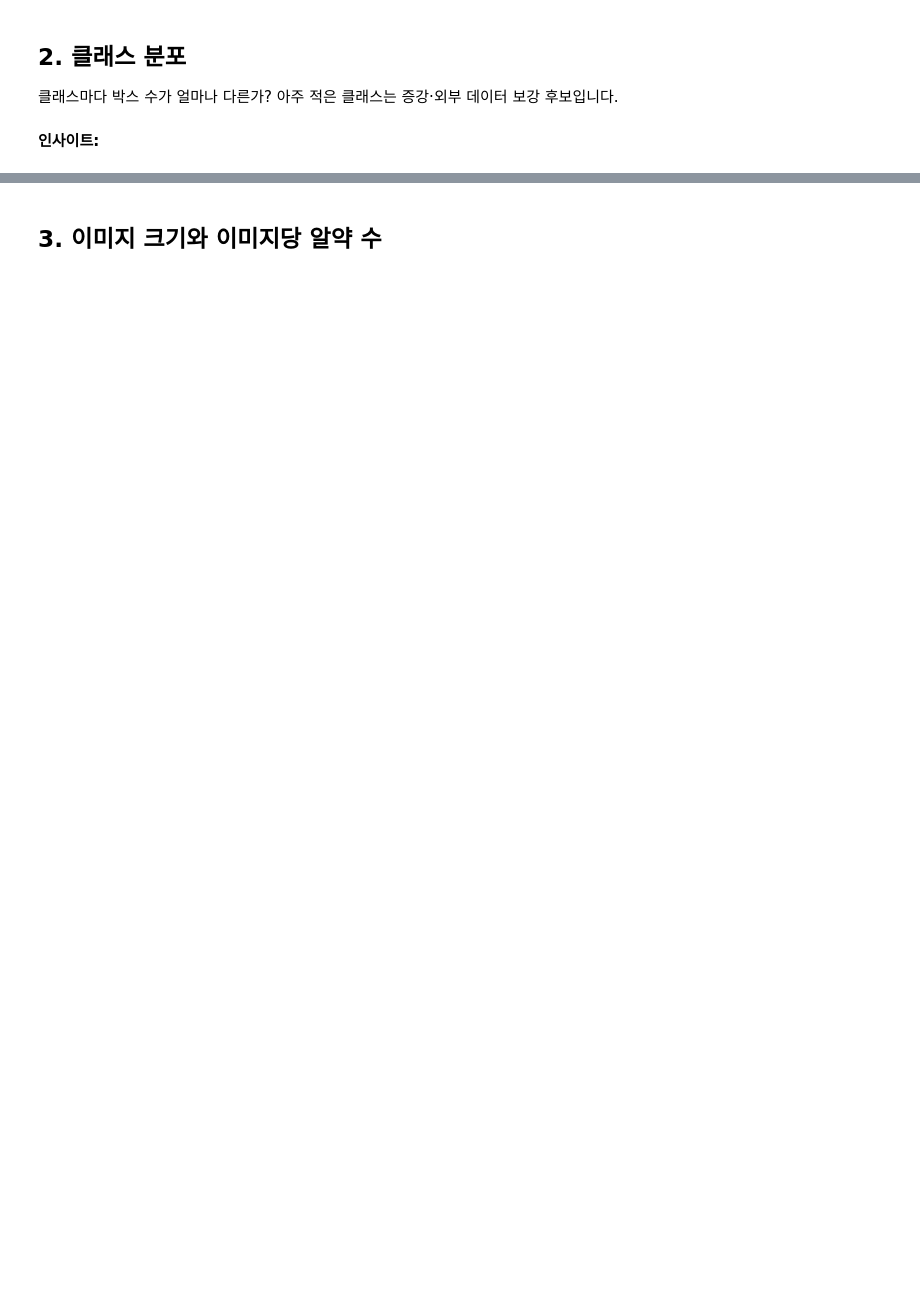
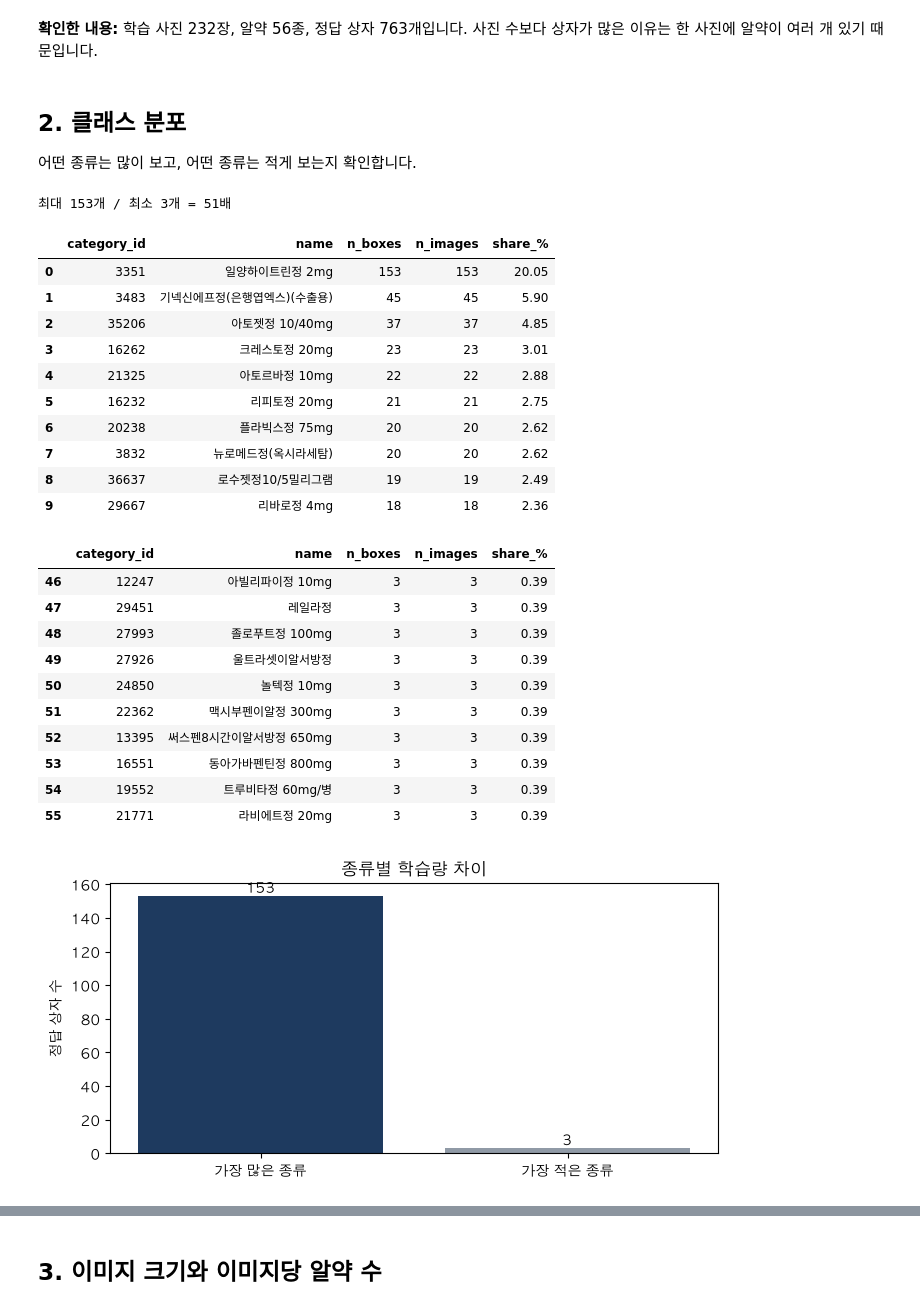
Before and after one commit to part2team1/YacssoK, a Jupyter notebook: notebooks/01_eda.ipynb, the cells around one changed output, grey strips where cells are left out. Drawn from its saved outputs; the diff is of its cells as text; code cells hidden in the pictures; blank space fills up the shorter version.

```diff
--- a/notebooks/01_eda.ipynb
+++ b/notebooks/01_eda.ipynb
@@ -22,0 +7,20 @@ d = cfg["data"]
+# %%
+from pathlib import Path
+import os
+import hashlib
+from collections import Counter, defaultdict
+import pandas as pd
+import matplotlib.pyplot as plt
+from PIL import Image
+from src.dataset import load_records, build_class_map
+from src.eda import (records_to_frames, dataset_summary, class_distribution,
+                     image_size_stats, objects_per_image, bbox_stats, find_label_issues)
+from src.visualize import set_korean_font
+
+set_korean_font()
+pd.set_option("display.max_colwidth", 90)
+# 기본 경로는 팀 README 기준. 개인 검토 시에만 환경변수로 경로를 바꿀 수 있습니다.
+RAW = Path(os.environ.get("PILL_EDA_RAW_DIR", "data/raw"))
+ANN_DIR = RAW / "train_annotations"
+IMG_DIR = RAW / "train_images"
+assert ANN_DIR.is_dir() and IMG_DIR.is_dir(), "README대로 data/raw/에 데이터를 준비해주세요."
@@ -23,8 +30,5 @@ d = cfg["data"]
 # %%
-from src.dataset import build_class_map, load_records
-from src.eda import dataset_summary, records_to_frames
-
-records, categories = load_records(d["train_annotations"])
+records, categories = load_records(ANN_DIR)
 class_map = build_class_map(records, categories)
 images_df, boxes_df = records_to_frames(records, class_map)
-dataset_summary(images_df, boxes_df)
+display(dataset_summary(images_df, boxes_df).to_frame("값"))
@@ -31,3 +44,0 @@ dataset_summary(images_df, boxes_df)
-# %% [markdown]
-## 2. 클래스 분포
-클래스마다 박스 수가 얼마나 다른가? 아주 적은 클래스는 증강·외부 데이터 보강 후보입니다.
@@ -43,2 +45,44 @@ class_df.tail(10)  # 가장 적은 클래스
-# %% [markdown]
-**인사이트:**
+# %% [markdown]
+**확인한 내용:** 학습 사진 232장, 알약 56종, 정답 상자 763개입니다. 사진 수보다 상자가 많은 이유는 한 사진에 알약이 여러 개 있기 때문입니다.
+# %% [markdown]
+## 2. 클래스 분포
+어떤 종류는 많이 보고, 어떤 종류는 적게 보는지 확인합니다.
+# %%
+class_df = class_distribution(boxes_df)
+display(class_df.head(10))
+display(class_df.tail(10))
+most, least = int(class_df.n_boxes.max()), int(class_df.n_boxes.min())
+print(f"최대 {most}개 / 최소 {least}개 = {most / least:.0f}배")
+fig, ax = plt.subplots(figsize=(7, 3.5))
+ax.bar(["가장 많은 종류", "가장 적은 종류"], [most, least], color=["#1E3A5F", "#909AA6"])
+ax.set_ylabel("정답 상자 수")
+ax.set_title("종류별 학습량 차이")
+for i, value in enumerate([most, least]):
+    ax.text(i, value + 2, str(value), ha="center")
+fig.tight_layout()
+plt.show()
+# %% [output]
+최대 153개 / 최소 3개 = 51배
+|  | category_id | name | n_boxes | n_images | share_% |
+| 0 | 3351 | 일양하이트린정 2mg | 153 | 153 | 20.05 |
+| 1 | 3483 | 기넥신에프정(은행엽엑스)(수출용) | 45 | 45 | 5.90 |
+| 2 | 35206 | 아토젯정 10/40mg | 37 | 37 | 4.85 |
+| 3 | 16262 | 크레스토정 20mg | 23 | 23 | 3.01 |
+| 4 | 21325 | 아토르바정 10mg | 22 | 22 | 2.88 |
+| 5 | 16232 | 리피토정 20mg | 21 | 21 | 2.75 |
+| 6 | 20238 | 플라빅스정 75mg | 20 | 20 | 2.62 |
+| 7 | 3832 | 뉴로메드정(옥시라세탐) | 20 | 20 | 2.62 |
+| 8 | 36637 | 로수젯정10/5밀리그램 | 19 | 19 | 2.49 |
+| 9 | 29667 | 리바로정 4mg | 18 | 18 | 2.36 |
+|  | category_id | name | n_boxes | n_images | share_% |
+| 46 | 12247 | 아빌리파이정 10mg | 3 | 3 | 0.39 |
+| 47 | 29451 | 레일라정 | 3 | 3 | 0.39 |
+| 48 | 27993 | 졸로푸트정 100mg | 3 | 3 | 0.39 |
+| 49 | 27926 | 울트라셋이알서방정 | 3 | 3 | 0.39 |
+| 50 | 24850 | 놀텍정 10mg | 3 | 3 | 0.39 |
+| 51 | 22362 | 맥시부펜이알정 300mg | 3 | 3 | 0.39 |
+| 52 | 13395 | 써스펜8시간이알서방정 650mg | 3 | 3 | 0.39 |
+| 53 | 16551 | 동아가바펜틴정 800mg | 3 | 3 | 0.39 |
+| 54 | 19552 | 트루비타정 60mg/병 | 3 | 3 | 0.39 |
+| 55 | 21771 | 라비에트정 20mg | 3 | 3 | 0.39 |
+[figure, added]
```
Also changed, not shown: parts of 36 cells of this notebook.
